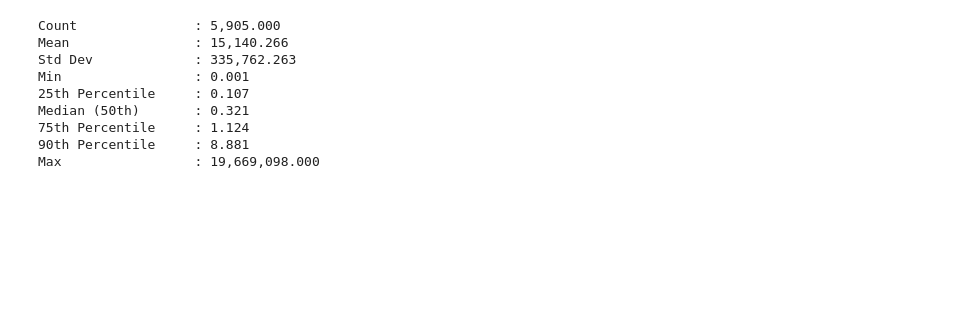
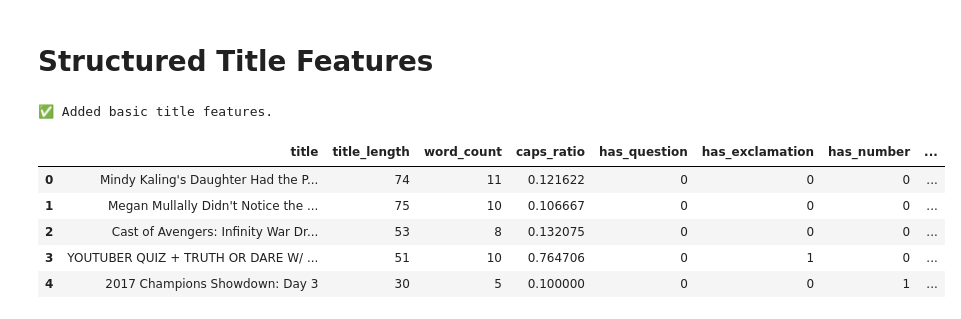
Before and after one commit to Andy216914/YouTube_Clickability_Study, a Jupyter notebook: notebooks/02_feature_engineering.ipynb, the cells around one changed output. Saved outputs shown, nothing was run; the diff lists cells and outputs as text; code cells hidden in the pictures; blank space fills up the shorter version.

```diff
--- a/notebooks/02_feature_engineering.ipynb
+++ b/notebooks/02_feature_engineering.ipynb
@@ -23,0 +29,5 @@ Loaded dataset with 5905 rows and 17 columns.
+# %%
+# --- Clean title column ---
+df["title"] = df["title"].astype(str).str.strip()
+print("Sample titles:")
+print(df["title"].head(5))
@@ -24,33 +42,22 @@ Loaded dataset with 5905 rows and 17 columns.
+# %% [markdown]
+# Structured Title Features
 # %%
-# Compute views per subscriber
-df["views_per_subscriber"] = df["views"] / (df["subscriber"] + 1)
+# --- Handcrafted title features ---
+df["title_length"] = df["title"].apply(len)
+df["word_count"] = df["title"].apply(lambda x: len(x.split()))
+df["caps_ratio"] = df["title"].apply(lambda x: sum(1 for c in x if c.isupper()) / len(x) if len(x) > 0 else 0)
+df["has_question"] = df["title"].apply(lambda x: int("?" in x))
+df["has_exclamation"] = df["title"].apply(lambda x: int("!" in x))
+df["has_number"] = df["title"].apply(lambda x: int(any(ch.isdigit() for ch in x)))
+df["avg_word_len"] = df["title"].apply(lambda x: np.mean([len(w) for w in x.split()]) if len(x.split()) > 0 else 0)
 
-# Basic stats
-# df["views_per_subscriber"].describe(percentiles=[0.25, 0.5, 0.75, 0.9])
-
-stats = df["views_per_subscriber"].describe(percentiles=[0.25, 0.5, 0.75, 0.9])
-stats = stats.rename({
-    "count": "Count",
-    "mean": "Mean",
-    "std": "Std Dev",
-    "min": "Min",
-    "25%": "25th Percentile",
-    "50%": "Median (50th)",
-    "75%": "75th Percentile",
-    "90%": "90th Percentile",
-    "max": "Max"
-})
-
-# Print with nice formatting
-for name, val in stats.items():
-    print(f"{name:20s}: {val:,.3f}")
+print("✅ Added basic title features.")
+df[["title", "title_length", "word_count", "caps_ratio", "has_question", "has_exclamation", "has_number", "avg_word_len"]].head()
 # %% [output]
-Count               : 5,905.000
-Mean                : 15,140.266
-Std Dev             : 335,762.263
-Min                 : 0.001
-25th Percentile     : 0.107
-Median (50th)       : 0.321
-75th Percentile     : 1.124
-90th Percentile     : 8.881
-Max                 : 19,669,098.000
+✅ Added basic title features.
+|  | title | title_length | word_count | caps_ratio | has_question | has_exclamation | has_number | ... |
+| 0 | Mindy Kaling's Daughter Had the P... | 74 | 11 | 0.121622 | 0 | 0 | 0 | ... |
+| 1 | Megan Mullally Didn't Notice the ... | 75 | 10 | 0.106667 | 0 | 0 | 0 | ... |
+| 2 | Cast of Avengers: Infinity War Dr... | 53 | 8 | 0.132075 | 0 | 0 | 0 | ... |
+| 3 | YOUTUBER QUIZ + TRUTH OR DARE W/ ... | 51 | 10 | 0.764706 | 0 | 1 | 0 | ... |
+| 4 | 2017 Champions Showdown: Day 3 | 30 | 5 | 0.100000 | 0 | 0 | 1 | ... |
```
Also changed, not shown: parts of 24 cells of this notebook, 6 other files.
